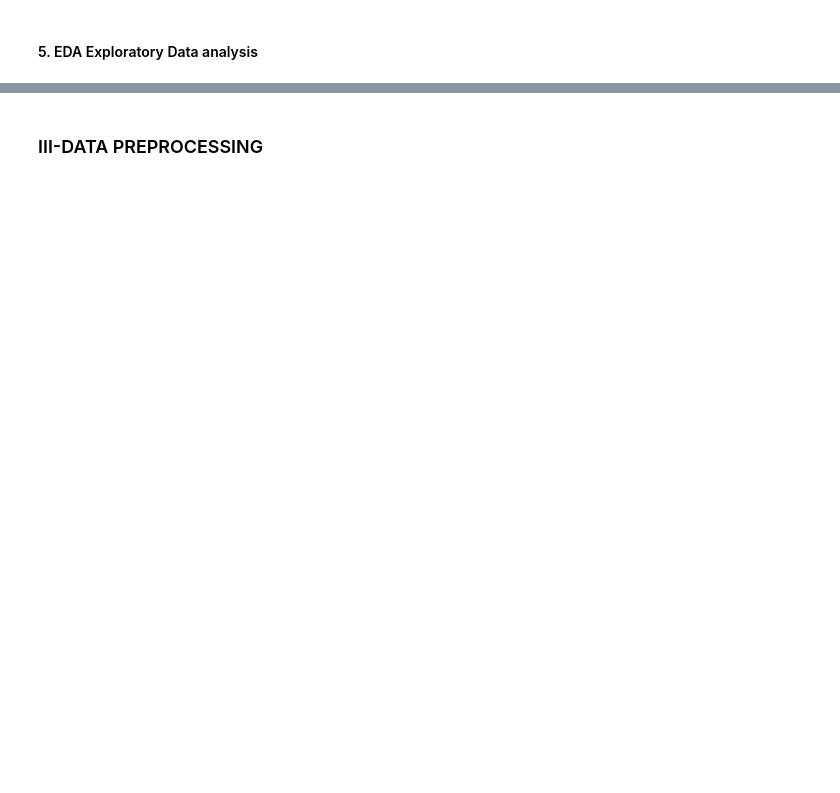
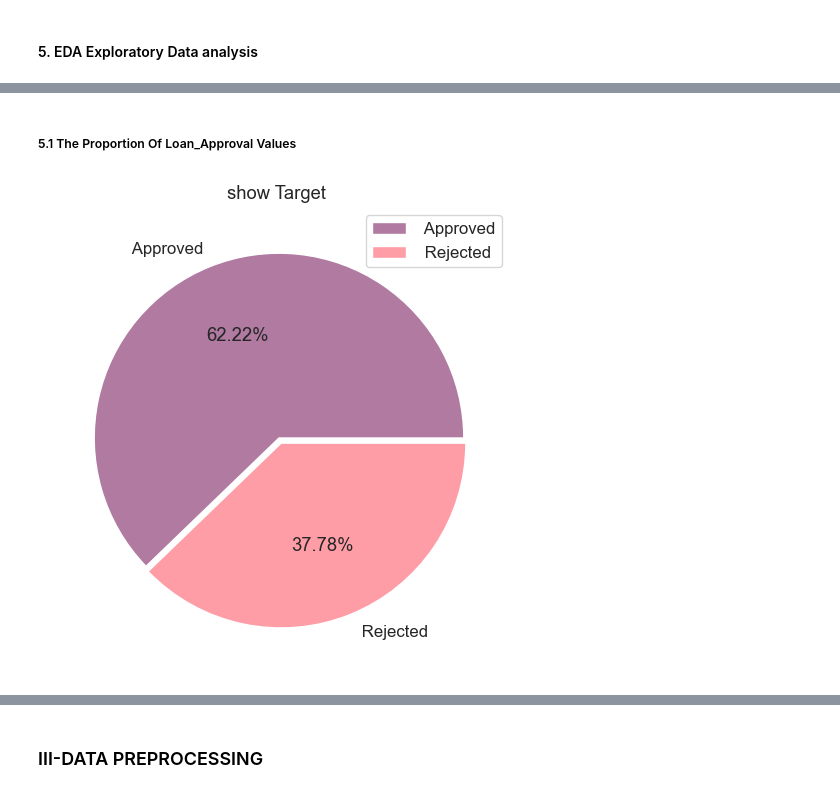
Before and after one commit to zouharidyaeerrahmane/Loan_Approval_Model, a Jupyter notebook: Data_approach/Model-Implimentation.ipynb, the cells around one changed output, grey strips where cells are left out. Saved outputs shown, nothing was run; the diff lists cells and outputs as text; code cells hidden in the pictures; blank space fills up the shorter version.

```diff
--- a/Data_approach/Model-Implimentation.ipynb
+++ b/Data_approach/Model-Implimentation.ipynb
@@ -268,0 +326,4 @@ i have included this section in the Data understanding for mieux visualize the d
+# %%
+#Before starting we set loan_id  column as the index of our dataset :
+Df.set_index("loan_id",inplace=True)
+Df.head()
@@ -268,0 +338,18 @@ i have included this section in the Data understanding for mieux visualize the d
+# %% [markdown]
+<h5> 5.1 The Proportion Of Loan_Approval Values </h5>
+# %%
+#show Target columns Analysis
+consistent_colors = [  '#B07AA1', '#FF9DA7']
+plt.figure(figsize=(10,6))
+explode = (0,0.03)
+plt.pie(Df['loan_status'].value_counts().values,
+        labels=Df['loan_status'].value_counts().index,
+        colors=consistent_colors[:len(Df['loan_status'].value_counts())],
+        explode=explode,
+        autopct="%1.2f%%",
+        )
+plt.title('show Target ')
+plt.legend()
+plt.show()
+# %% [output]
+[figure, added]
```
Also changed, not shown: parts of 35 cells of this notebook.
